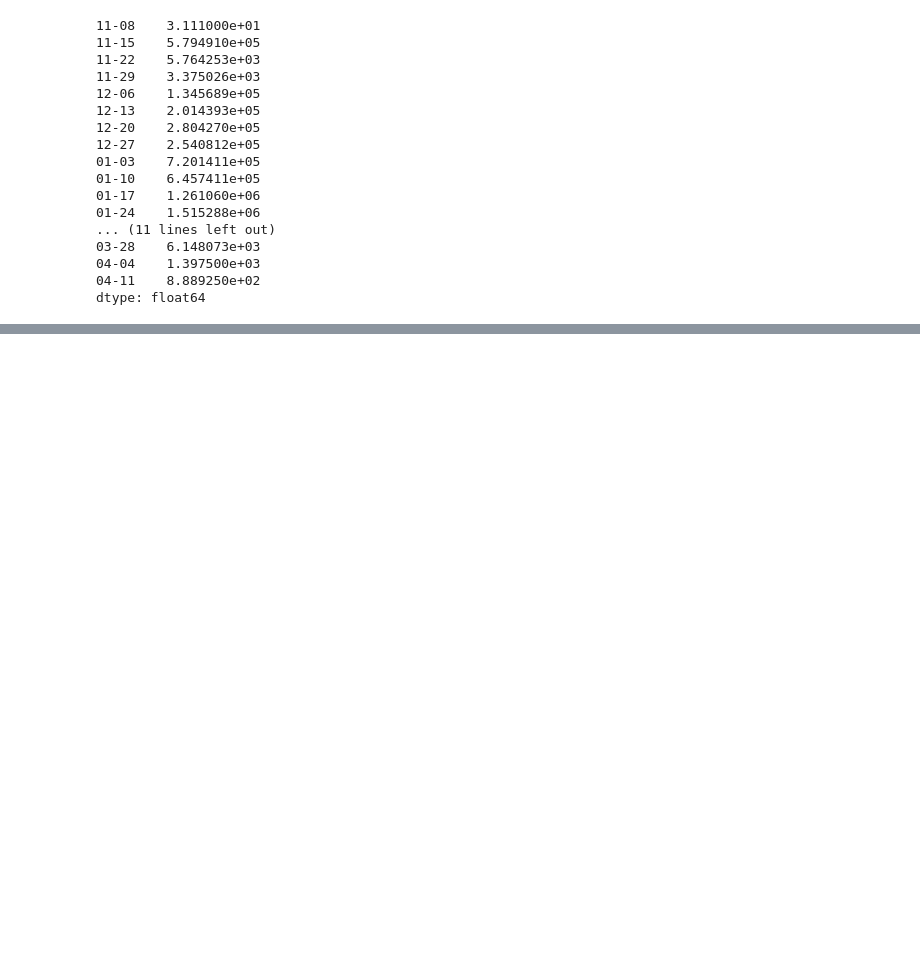
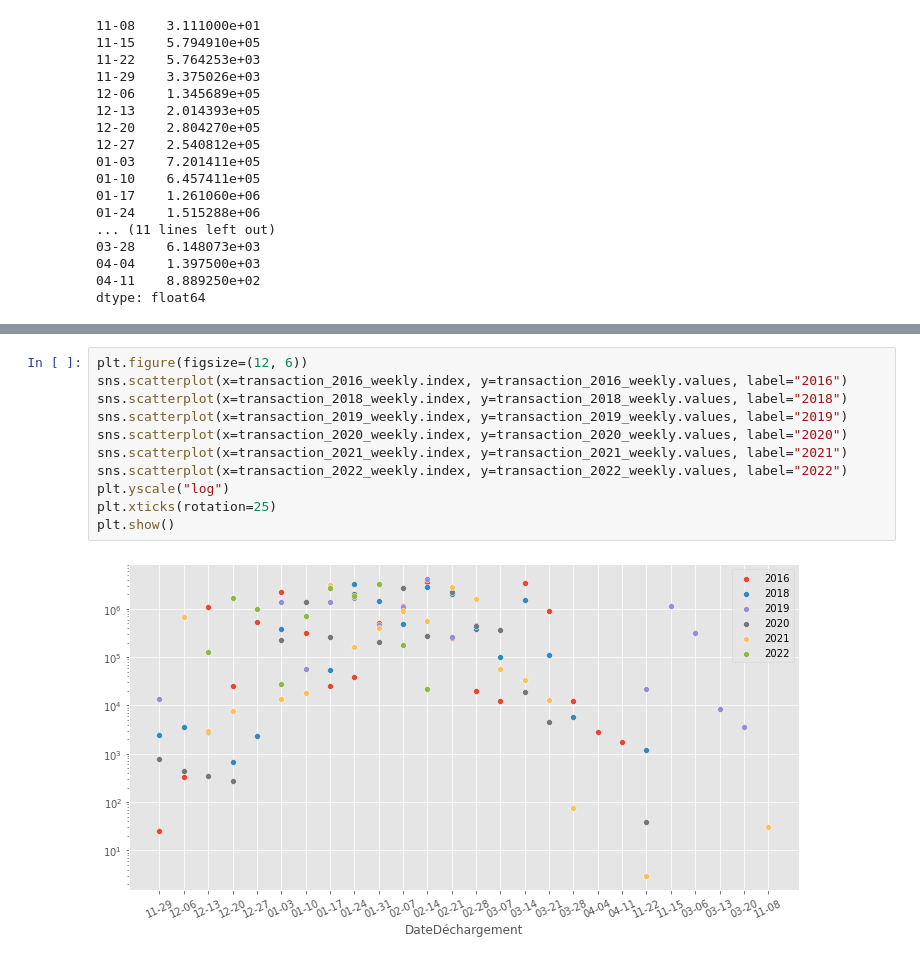
Before and after one commit to cimadure/ind6212, a Jupyter notebook: notebooks/weekly_snowfall.ipynb, the cells around one changed output, grey strips where cells are left out. Saved outputs shown, nothing was run; the diff lists cells and outputs as text; blank space fills up the shorter version.

```diff
--- a/notebooks/weekly_snowfall.ipynb
+++ b/notebooks/weekly_snowfall.ipynb
@@ -376,0 +379,13 @@ sns.lineplot(x=transaction_2022_weekly.index, y=transaction_2022_weekly.values,
+# %%
+plt.figure(figsize=(12, 6))
+sns.scatterplot(x=transaction_2016_weekly.index, y=transaction_2016_weekly.values, label="2016")
+sns.scatterplot(x=transaction_2018_weekly.index, y=transaction_2018_weekly.values, label="2018")
+sns.scatterplot(x=transaction_2019_weekly.index, y=transaction_2019_weekly.values, label="2019")
+sns.scatterplot(x=transaction_2020_weekly.index, y=transaction_2020_weekly.values, label="2020")
+sns.scatterplot(x=transaction_2021_weekly.index, y=transaction_2021_weekly.values, label="2021")
+sns.scatterplot(x=transaction_2022_weekly.index, y=transaction_2022_weekly.values, label="2022")
+plt.yscale("log")
+plt.xticks(rotation=25)
+plt.show()
+# %% [output]
+[figure, added]
```
Also changed, not shown: parts of 4 cells of this notebook, 1 other file.
